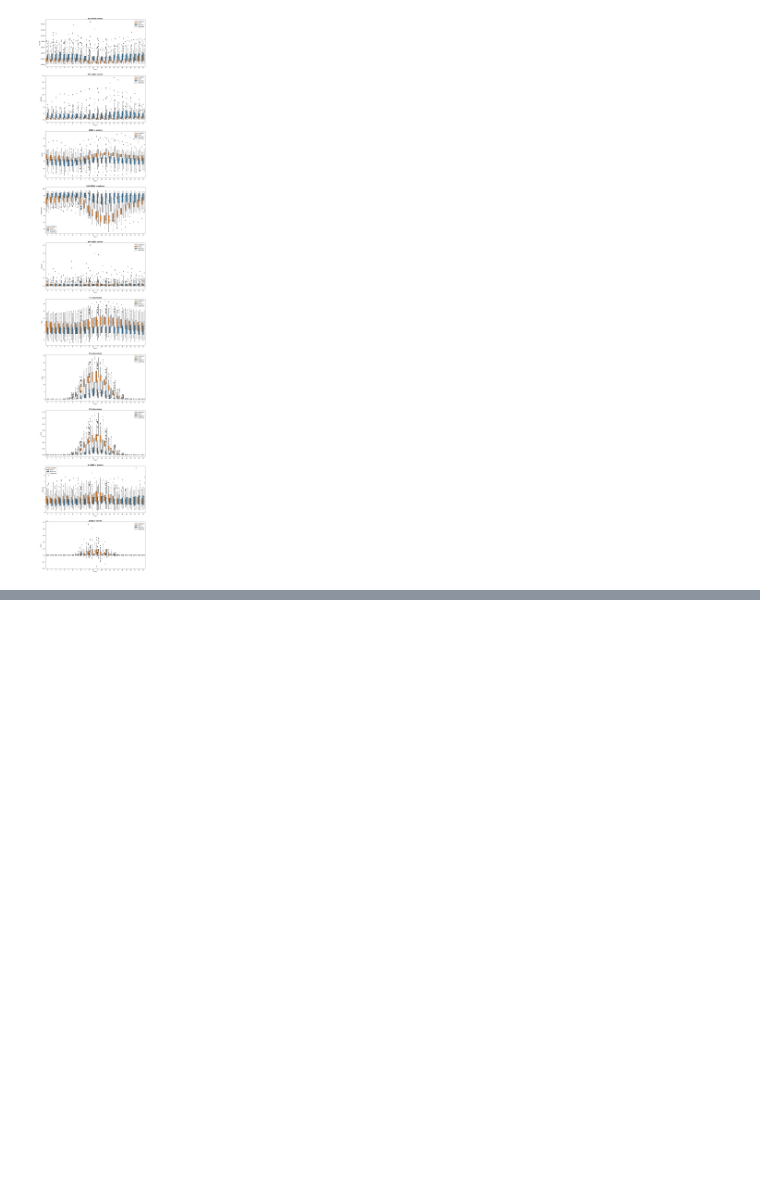
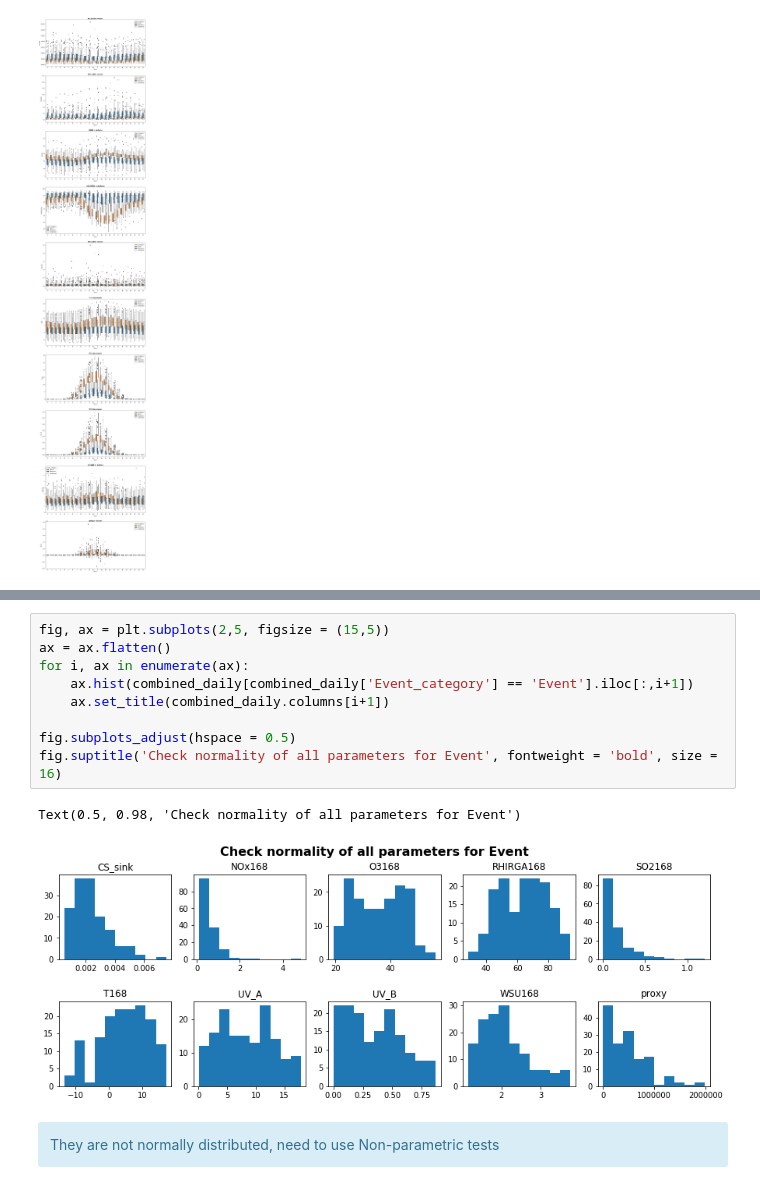
Before and after one commit to vietle94/NPF-smearII, a Jupyter notebook: Project.ipynb, the cells around one changed output, grey strips where cells are left out. Drawn from its saved outputs; the diff is of its cells as text; blank space fills up the shorter version.

```diff
--- a/Project.ipynb
+++ b/Project.ipynb
@@ -546 +585,15 @@ Check assumptions
+# %%
+fig, ax = plt.subplots(2,5, figsize = (15,5))
+ax = ax.flatten()
+for i, ax in enumerate(ax):
+    ax.hist(combined_daily[combined_daily['Event_category'] == 'Event'].iloc[:,i+1])
+    ax.set_title(combined_daily.columns[i+1])
+
+fig.subplots_adjust(hspace = 0.5)
+fig.suptitle('Check normality of all parameters for Event', fontweight = 'bold', size = 16)
+# %% [output]
+Text(0.5, 0.98, 'Check normality of all parameters for Event')
+[figure, added]
+# %% [markdown]
+<div class="alert alert-block alert-info"> They are not normally distributed, need to use Non-parametric tests
 # %% [markdown]
```
Also changed, not shown: parts of 32 cells of this notebook.
